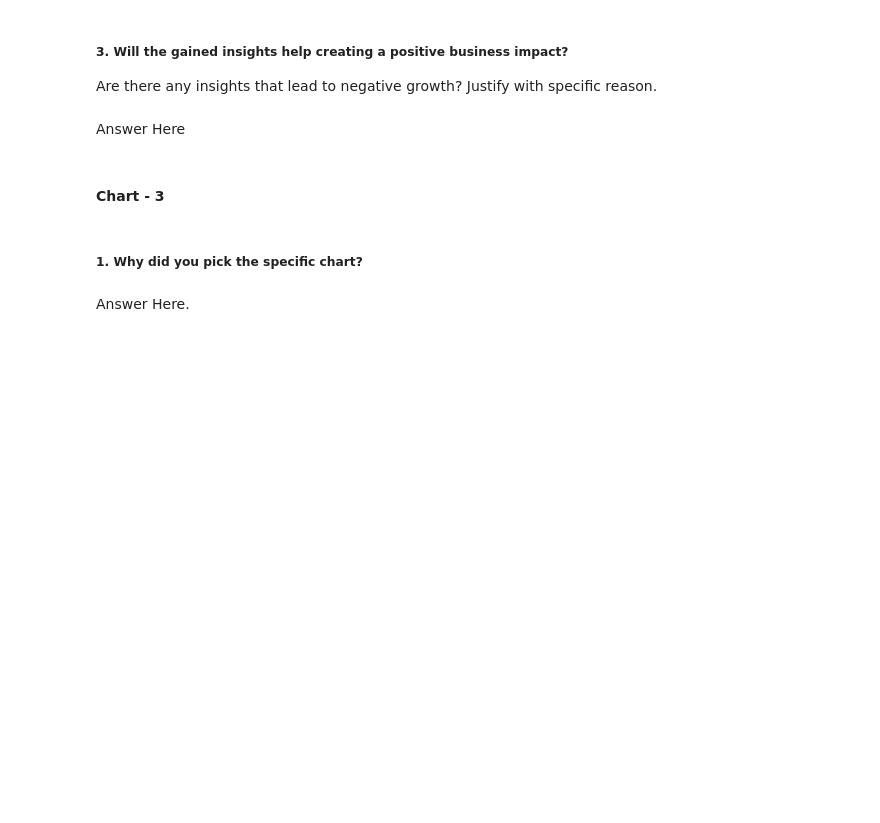
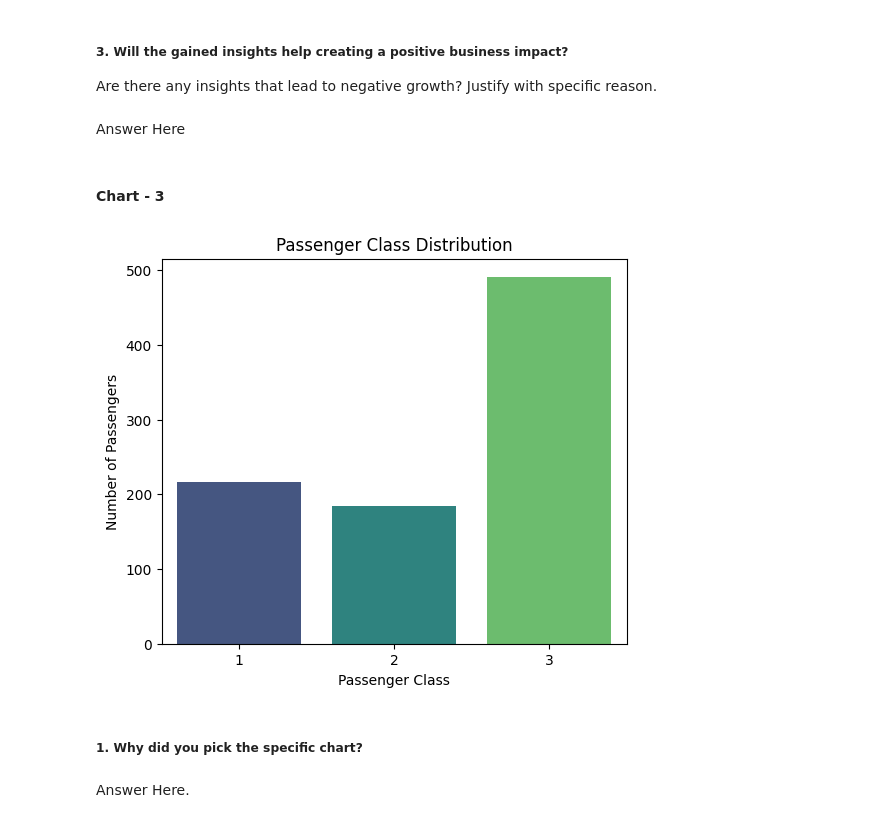
Before and after one commit to eyespydushyant/titanic-eda-analysis, a Jupyter notebook: Sample_EDA_Submission_Template.ipynb, the cells around one changed output. Saved outputs shown, nothing was run; the diff lists cells and outputs as text; code cells hidden in the pictures; blank space fills up the shorter version.

```diff
--- a/Sample_EDA_Submission_Template.ipynb
+++ b/Sample_EDA_Submission_Template.ipynb
@@ -372,3 +391,16 @@ Answer Here
+# %%
+# Chart - 3 visualization code
+plt.figure(figsize=(6,5))
+
+sns.countplot(x='Pclass', data=df, palette='viridis')
+
+plt.title("Passenger Class Distribution")
+plt.xlabel("Passenger Class")
+plt.ylabel("Number of Passengers")
+
+plt.show()
+# %% [output]
+[figure, added]
 # %% [markdown]
 ##### 1. Why did you pick the specific chart?
 # %% [markdown]
```
Also changed, not shown: parts of 47 cells of this notebook.
